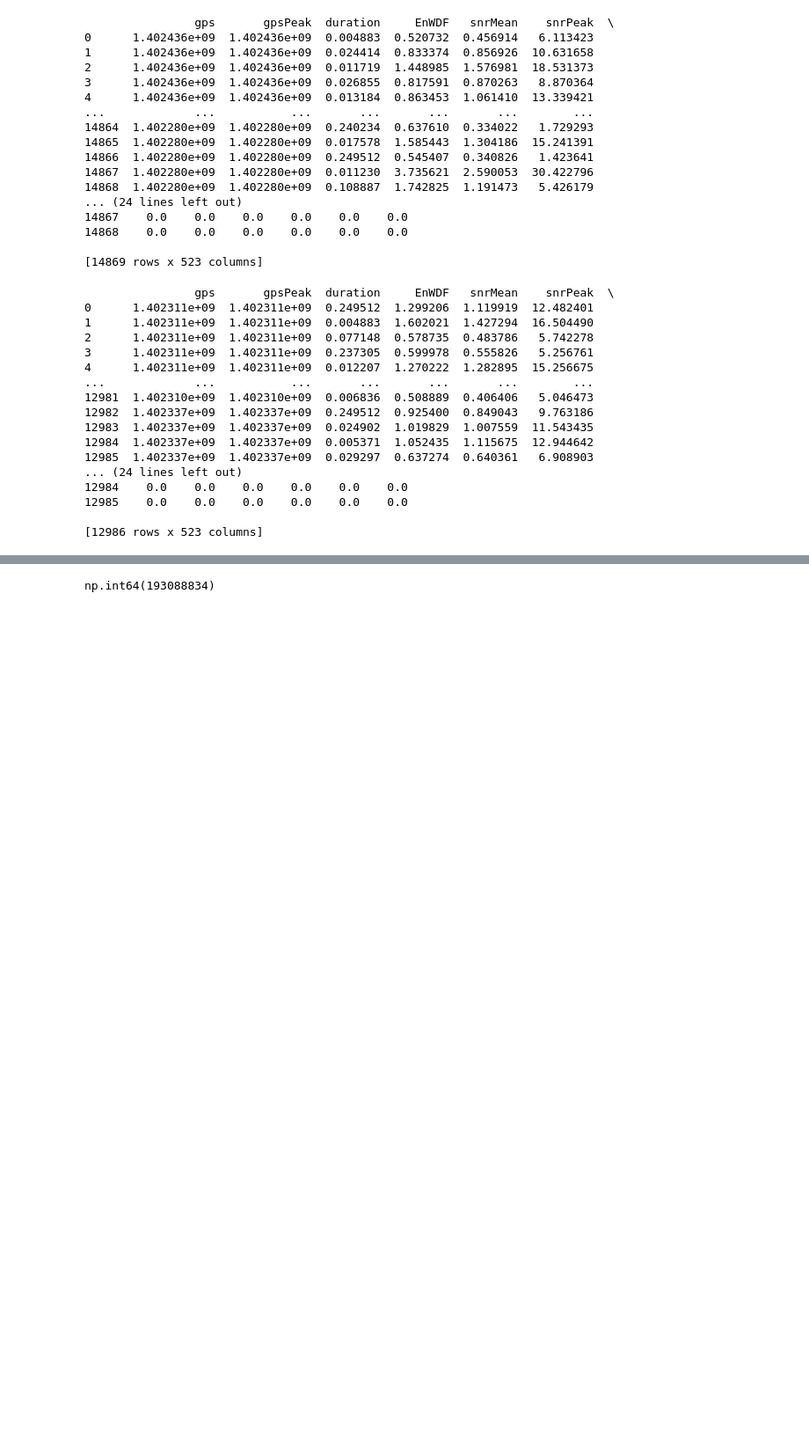
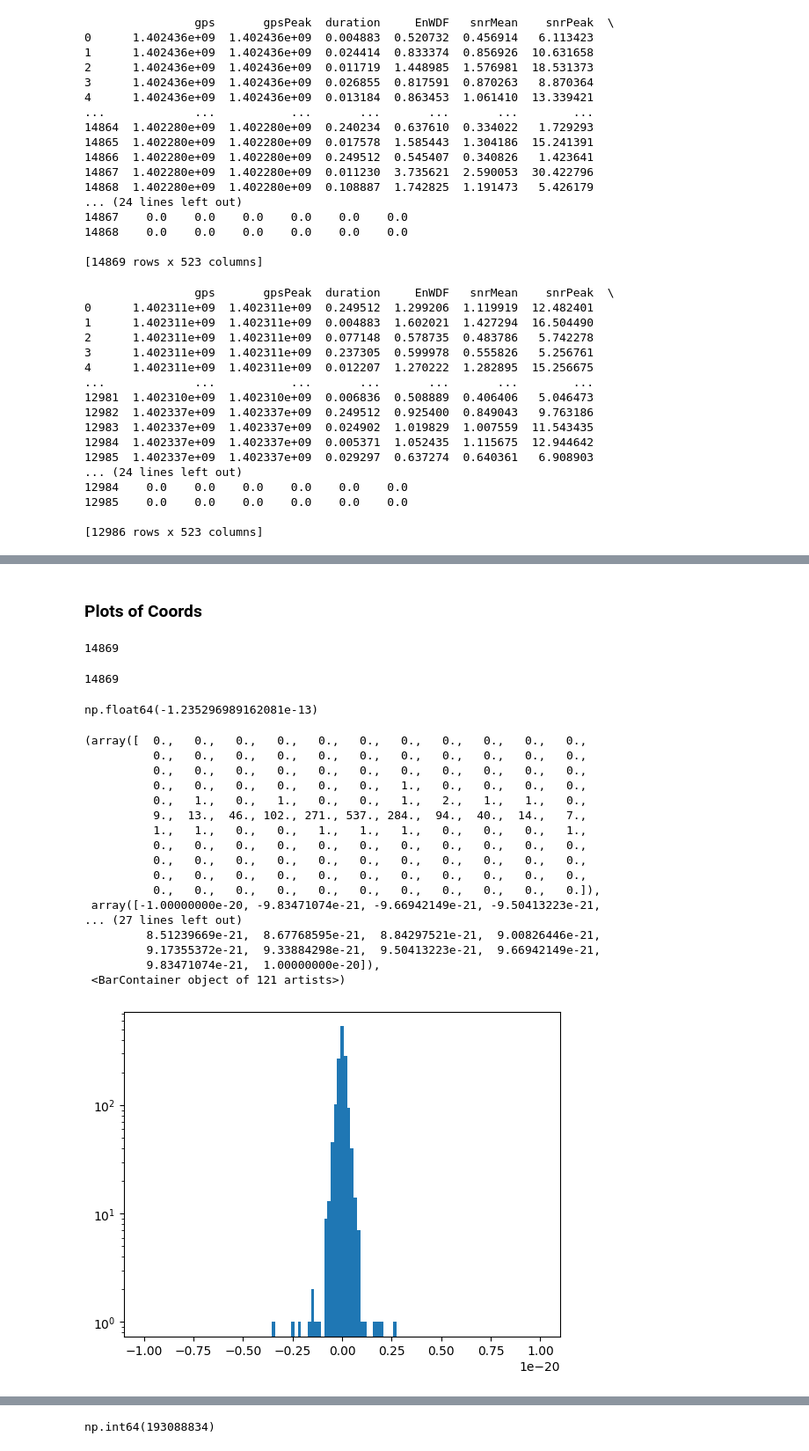
Before and after one commit to ghinanto/gnn_gw, a Jupyter notebook: gnn_gw.ipynb, the cells around one changed output, grey strips where cells are left out. Shown at 88% size. Cells and saved outputs as stored; diff of their text form; code cells hidden in the pictures; blank space fills up the shorter version.

```diff
--- a/gnn_gw.ipynb
+++ b/gnn_gw.ipynb
@@ -52,14 +56,14 @@ for ITF in itf_site_list:
 
     # get index at which wavelet coefficients start
     i_wdf_params = features.index('wt0')
-    features[i_wdf_params]
+    #features[i_wdf_params]
 
     # Add triggers as nodes
     for row_index, row_data in df_itf_data[ITF].iterrows():
-        node_label = row_index
+        node_label = row_index # label node with index in range [0, tot_number_of_nodes]
         features_dict = {features[i]: row_data[i] for i in range(features_number)}
         features_dict["itf"] = ITF # add itf features to distinguish nodes from different itfs
-        itf_graph[ITF].add_node(node_label, **features_dict)
+        itf_graph[ITF].add_node(str(node_label), **features_dict)
 
     coords_matrix[ITF] = np.array([get_wavelet_coeffs(node_data, i_wdf_params, -1) for (_, node_data) in itf_graph[ITF].nodes(data=True)]) # '-1' beacause added 'itf' feature as last
 # %% [output]
@@ -119,0 +104,37 @@ coords_matrix
+# %% [markdown]
+### Plots of Coords
+# %%
+print(len([lab for lab in itf_graph['H'].nodes() if type(lab)==str]))
+# %% [output]
+14869
+# %%
+len(coords_matrix['H'])
+# %% [output]
+14869
+# %%
+np.min(coords_matrix['H'].flatten())
+# %% [output]
+np.float64(-1.235296989162081e-13)
+# %%
+df_H = pd.DataFrame(coords_matrix['H'])
+# %%
+plt.hist([wc for wc in df_H[0] if wc!=0.0], bins=int(np.sqrt(len(df_H[0]))), log=True, range=(-1e-20, 1e-20))
+# %% [output]
+(array([  0.,   0.,   0.,   0.,   0.,   0.,   0.,   0.,   0.,   0.,   0.,
+          0.,   0.,   0.,   0.,   0.,   0.,   0.,   0.,   0.,   0.,   0.,
+          0.,   0.,   0.,   0.,   0.,   0.,   0.,   0.,   0.,   0.,   0.,
+          0.,   0.,   0.,   0.,   0.,   0.,   1.,   0.,   0.,   0.,   0.,
+          0.,   1.,   0.,   1.,   0.,   0.,   1.,   2.,   1.,   1.,   0.,
+          9.,  13.,  46., 102., 271., 537., 284.,  94.,  40.,  14.,   7.,
+          1.,   1.,   0.,   0.,   1.,   1.,   1.,   0.,   0.,   0.,   1.,
+          0.,   0.,   0.,   0.,   0.,   0.,   0.,   0.,   0.,   0.,   0.,
+          0.,   0.,   0.,   0.,   0.,   0.,   0.,   0.,   0.,   0.,   0.,
+          0.,   0.,   0.,   0.,   0.,   0.,   0.,   0.,   0.,   0.,   0.,
+          0.,   0.,   0.,   0.,   0.,   0.,   0.,   0.,   0.,   0.,   0.]),
+ array([-1.00000000e-20, -9.83471074e-21, -9.66942149e-21, -9.50413223e-21,
+... (27 lines left out)
+         8.51239669e-21,  8.67768595e-21,  8.84297521e-21,  9.00826446e-21,
+         9.17355372e-21,  9.33884298e-21,  9.50413223e-21,  9.66942149e-21,
+         9.83471074e-21,  1.00000000e-20]),
+ <BarContainer object of 121 artists>)
+[figure, added]
```
Also changed, not shown: parts of 114 cells of this notebook.
